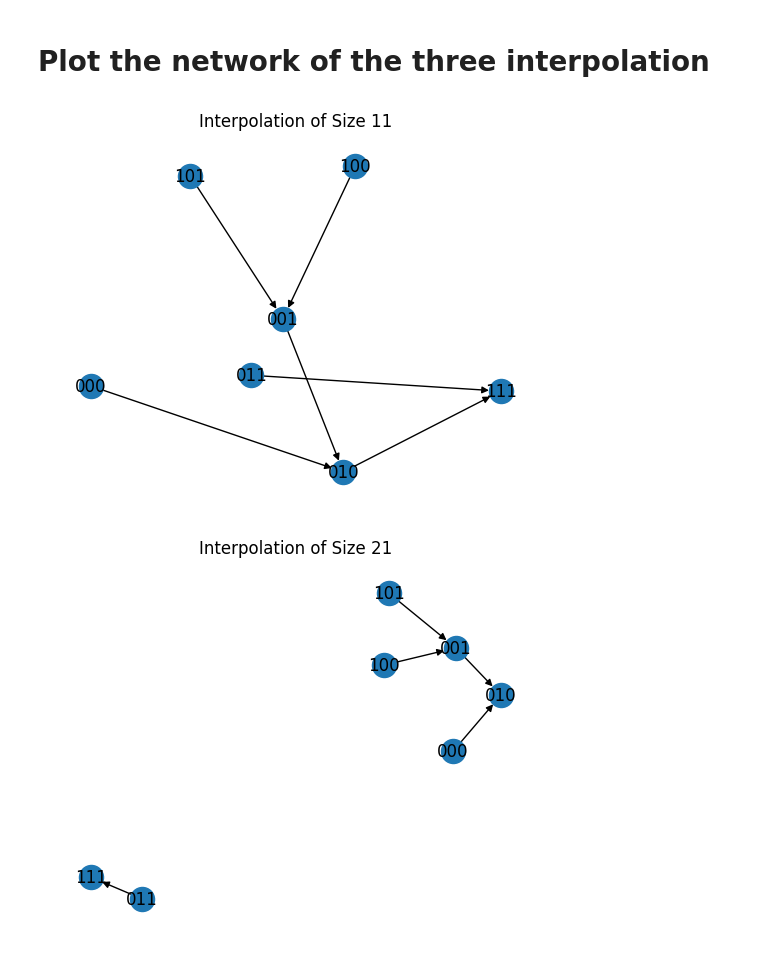
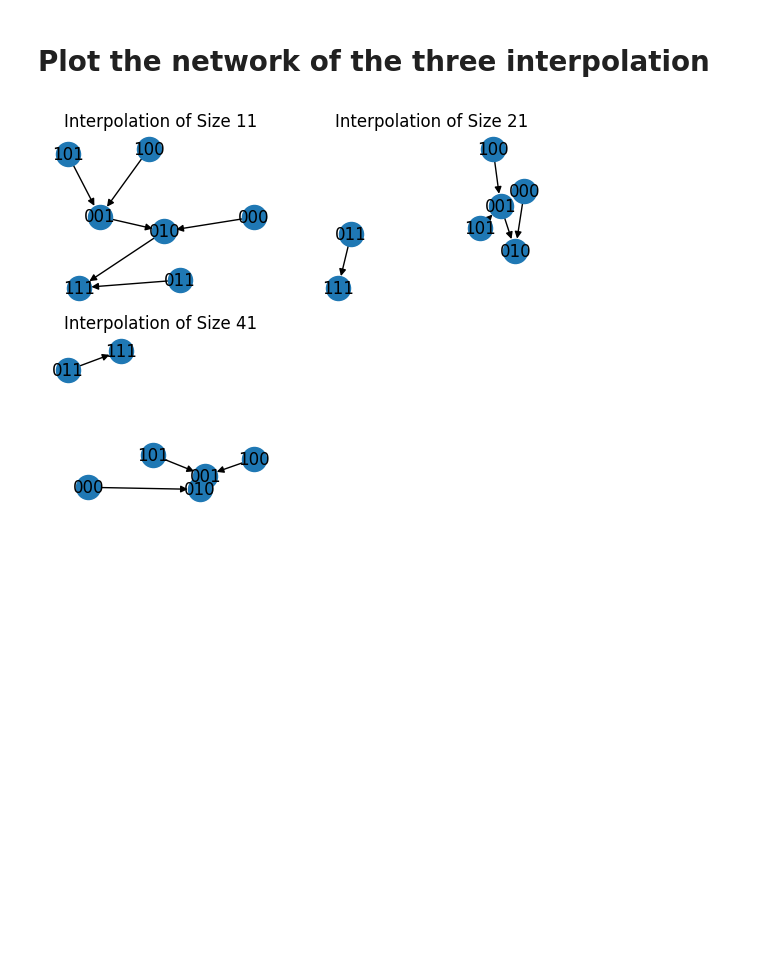
Before and after one commit to lablluberes/Binarization-Methods, a Jupyter notebook: python/CodeRules.ipynb, the cells around one changed output. Cells and saved outputs as stored; diff of their text form; code cells hidden in the pictures; blank space fills up the shorter version.

Commit message:
added network graph three genes

```diff
--- a/python/CodeRules.ipynb
+++ b/python/CodeRules.ipynb
@@ -514,35 +514,86 @@ def graph_three_interpolation_network(selected, method):
     #print(inter3Net)
 
     result = inter1Net[['A', 'B', 'C']]
 
     for index, row in result.iterrows():
         state1 = [row['A'], row['B'], row['C']]
         state2 = [inter2Net.at[index, 'A'], inter2Net.at[index, 'B'], inter2Net.at[index, 'C']]
         state3 = [inter3Net.at[index, 'A'], inter3Net.at[index, 'B'], inter3Net.at[index, 'C']]
 
         inter1Net.at[index, "A'"] = A(state1)
         inter1Net.at[index, "B'"] = B(state1)
         inter1Net.at[index, "C'"] = C(state1)
 
         inter2Net.at[index, "A'"] = A(state2)
         inter2Net.at[index, "B'"] = B(state2)
         inter2Net.at[index, "C'"] = C(state2)
 
         inter3Net.at[index, "A'"] = A(state3)
         inter3Net.at[index, "B'"] = B(state3)
         inter3Net.at[index, "C'"] = C(state3)
 
     #print(inter1Net)
     #print(inter2Net)
     #print(inter3Net)
 
-    plot1 = graph_network(inter1Net, thr_arr_geneA[1][0])
-    plot2 = graph_network(inter2Net, thr_arr_geneA[1][1])
-    plot3 = graph_network(inter3Net, thr_arr_geneA[1][2])
+
+    #plot1 = graph_network(inter1Net, thr_arr_geneA[1][0])
+
+    #plot2 = graph_network(inter2Net, thr_arr_geneA[1][1])
+
+    #plot3 = graph_network(inter3Net, thr_arr_geneA[1][2])
+
+    G = nx.DiGraph()
+
+    for index, row in inter1Net.iterrows():
+        curr_state = str(row["A"]) + str(row["B"]) + str(row["C"])
+        next_state = str(row["A'"]) + str(row["B'"]) + str(row["C'"])
+
+        G.add_node(curr_state)
+        G.add_node(next_state)
+        G.add_edge(curr_state, next_state)
+
+    fig = plt.figure()
+    plt.subplot(221)
+    pos = nx.spring_layout(G)
+    plt.title("Interpolation of Size " + str(thr_arr_geneA[1][0]))
+    nx.draw(G, pos, with_labels=True)
+
+    G1 = nx.DiGraph()
+
+    for index, row in inter2Net.iterrows():
+        curr_state = str(row["A"]) + str(row["B"]) + str(row["C"])
+        next_state = str(row["A'"]) + str(row["B'"]) + str(row["C'"])
+
+        G1.add_node(curr_state)
+        G1.add_node(next_state)
+        G1.add_edge(curr_state, next_state)
+
+    pos = nx.spring_layout(G1)
+    plt.subplot(222)
+    plt.title("Interpolation of Size " + str(thr_arr_geneA[1][1]))
+    nx.draw(G1, pos, with_labels=True)
+
+    G2 = nx.DiGraph()
+
+    for index, row in inter3Net.iterrows():
+        curr_state = str(row["A"]) + str(row["B"]) + str(row["C"])
+        next_state = str(row["A'"]) + str(row["B'"]) + str(row["C'"])
+
+        G2.add_node(curr_state)
+        G2.add_node(next_state)
+        G2.add_edge(curr_state, next_state)
+
+    pos = nx.spring_layout(G2)
+    plt.subplot(223)
+    plt.title("Interpolation of Size " + str(thr_arr_geneA[1][2]))
+    nx.draw(G2, pos, with_labels=True)
+
+    return fig
+
 
 selected = [2, 3, 5]
 
 graph_three_interpolation_network(selected, "Shmulevich")
 # %% [output]
-[figure, old version]
+[figure, new version]
-[figure, removed]
```
Also changed, not shown: parts of 3 cells of this notebook, 3 other files.
